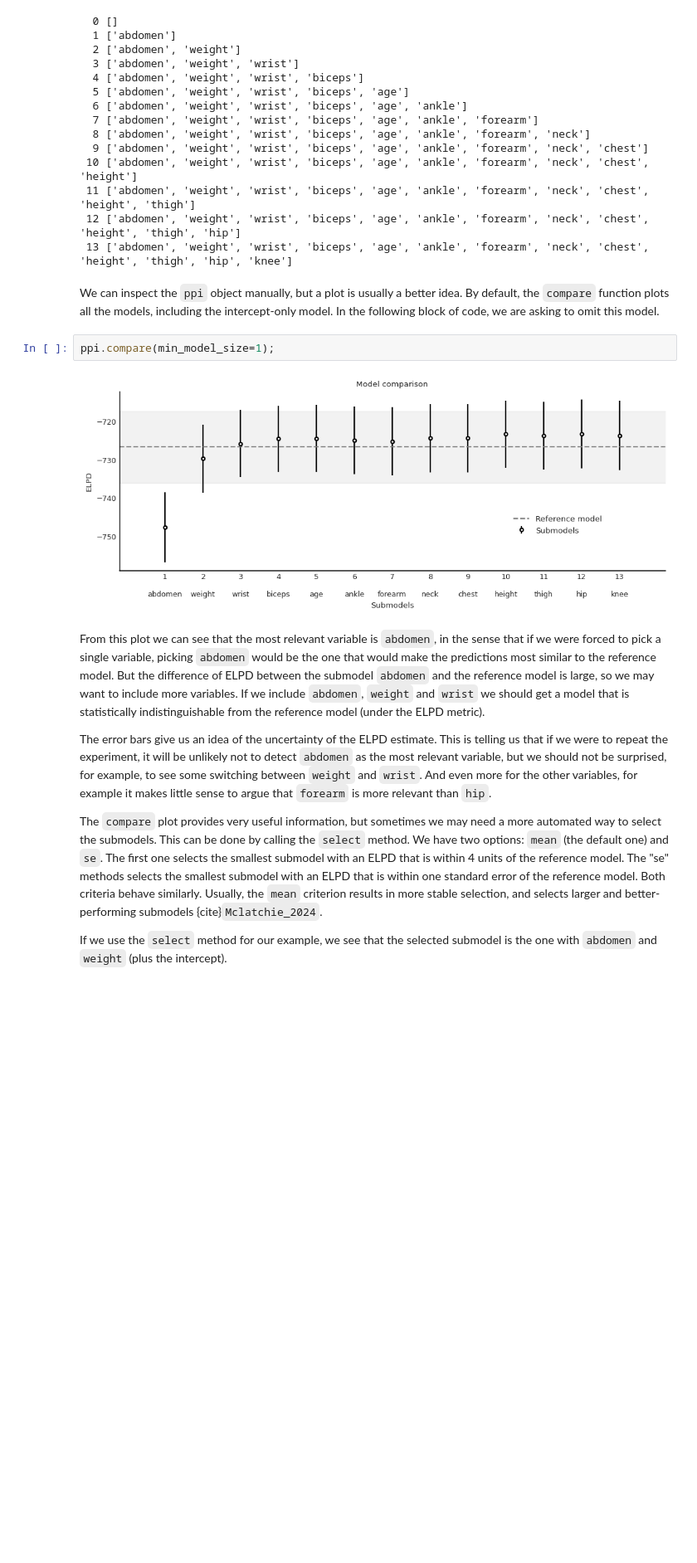
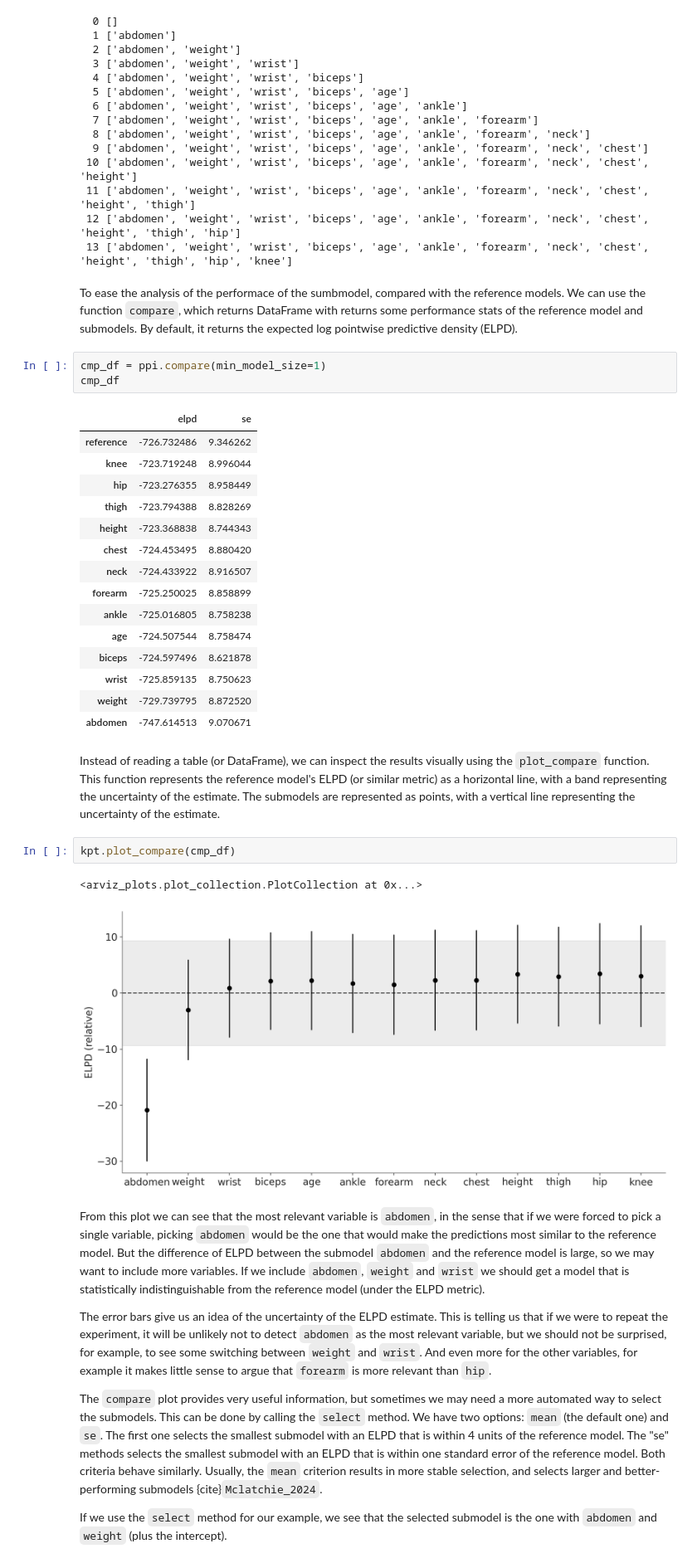
Before and after one commit to bambinos/kulprit, a Jupyter notebook: docs/examples/Examples.ipynb, the cells around one changed output. Shown: that part at 83% size. Saved outputs shown, nothing was run; the diff lists cells and outputs as text; blank space fills up the shorter version.

```diff
--- a/docs/examples/Examples.ipynb
+++ b/docs/examples/Examples.ipynb
@@ -57,12 +57,34 @@ ppi
  11 ['abdomen', 'weight', 'wrist', 'biceps', 'age', 'ankle', 'forearm', 'neck', 'chest', 'height', 'thigh']
  12 ['abdomen', 'weight', 'wrist', 'biceps', 'age', 'ankle', 'forearm', 'neck', 'chest', 'height', 'thigh', 'hip']
  13 ['abdomen', 'weight', 'wrist', 'biceps', 'age', 'ankle', 'forearm', 'neck', 'chest', 'height', 'thigh', 'hip', 'knee']
-# %% [markdown]
-We can inspect the `ppi` object manually, but a plot is usually a better idea. By default, the `compare` function plots all the models, including the intercept-only model. In the following block of code, we are asking to omit this model.
+# %% [markdown]
+To ease the analysis of the performace of the sumbmodel, compared with the reference models. We can use the function `compare`, which returns DataFrame with returns some performance stats of the reference model and submodels. By default, it returns the expected log pointwise predictive density (ELPD).
 # %%
-ppi.compare(min_model_size=1);
+cmp_df = ppi.compare(min_model_size=1)
+cmp_df
 # %% [output]
-[figure, removed]
+|  | elpd | se |
+| reference | -726.732486 | 9.346262 |
+| knee | -723.719248 | 8.996044 |
+| hip | -723.276355 | 8.958449 |
+| thigh | -723.794388 | 8.828269 |
+| height | -723.368838 | 8.744343 |
+| chest | -724.453495 | 8.880420 |
+| neck | -724.433922 | 8.916507 |
+| forearm | -725.250025 | 8.858899 |
+| ankle | -725.016805 | 8.758238 |
+| age | -724.507544 | 8.758474 |
+| biceps | -724.597496 | 8.621878 |
+| wrist | -725.859135 | 8.750623 |
+| weight | -729.739795 | 8.872520 |
+| abdomen | -747.614513 | 9.070671 |
+# %% [markdown]
+Instead of reading a table (or DataFrame), we can inspect the results visually using the `plot_compare` function. This function represents the reference model's ELPD (or similar metric) as a horizontal line, with a band representing the uncertainty of the estimate. The submodels are represented as points, with a vertical line representing the uncertainty of the estimate.
+# %%
+kpt.plot_compare(cmp_df)
+# %% [output]
+<arviz_plots.plot_collection.PlotCollection at 0x...>
+[figure, added]
 # %% [markdown]
 From this plot we can see that the most relevant variable is `abdomen`, in the sense that if we were forced to pick a single variable, picking `abdomen` would be the one that would make the predictions most similar to the reference model. But the difference of ELPD between the submodel `abdomen` and the reference model is large, so we may want to include more variables. If we include `abdomen`, `weight` and `wrist` we should get a model that is statistically indistinguishable from the reference model (under the ELPD metric).
 
```
Also changed, not shown: parts of 7 cells of this notebook, 7 other files.
